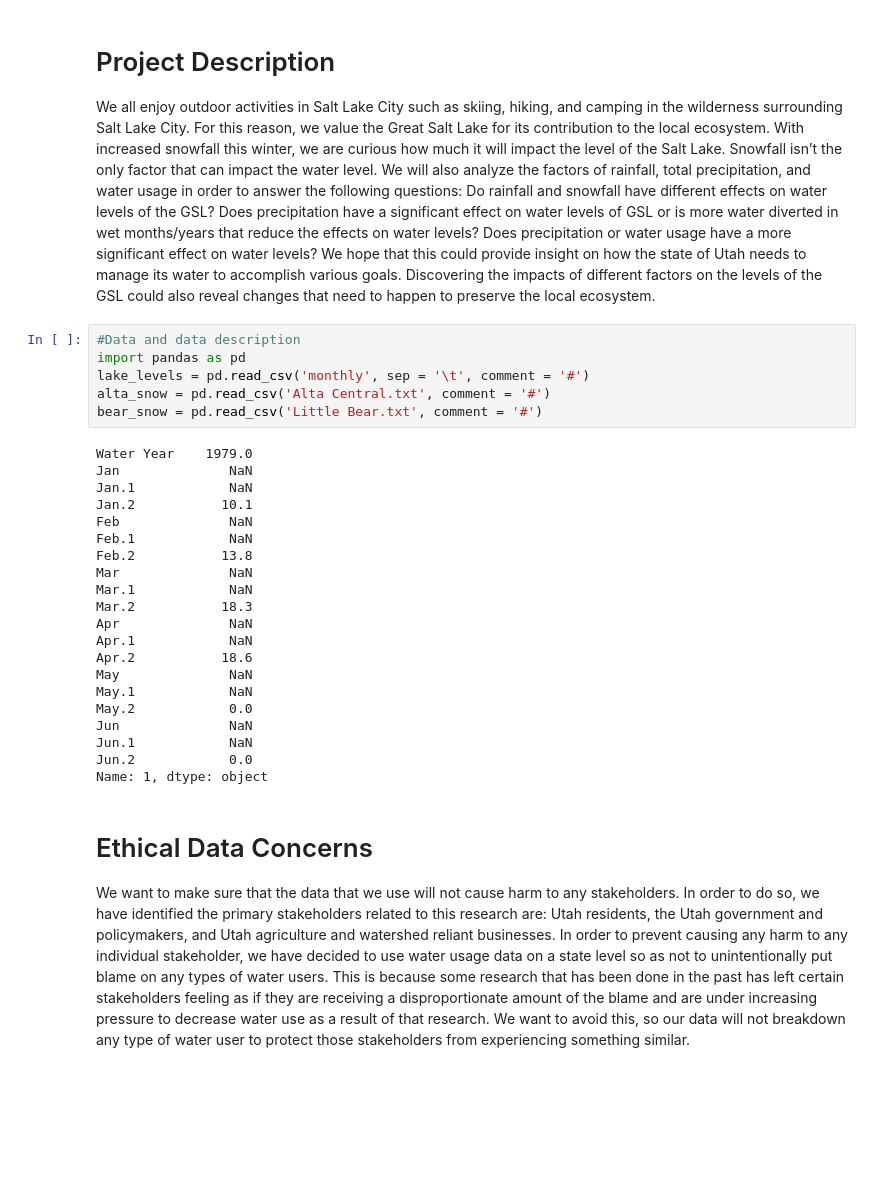
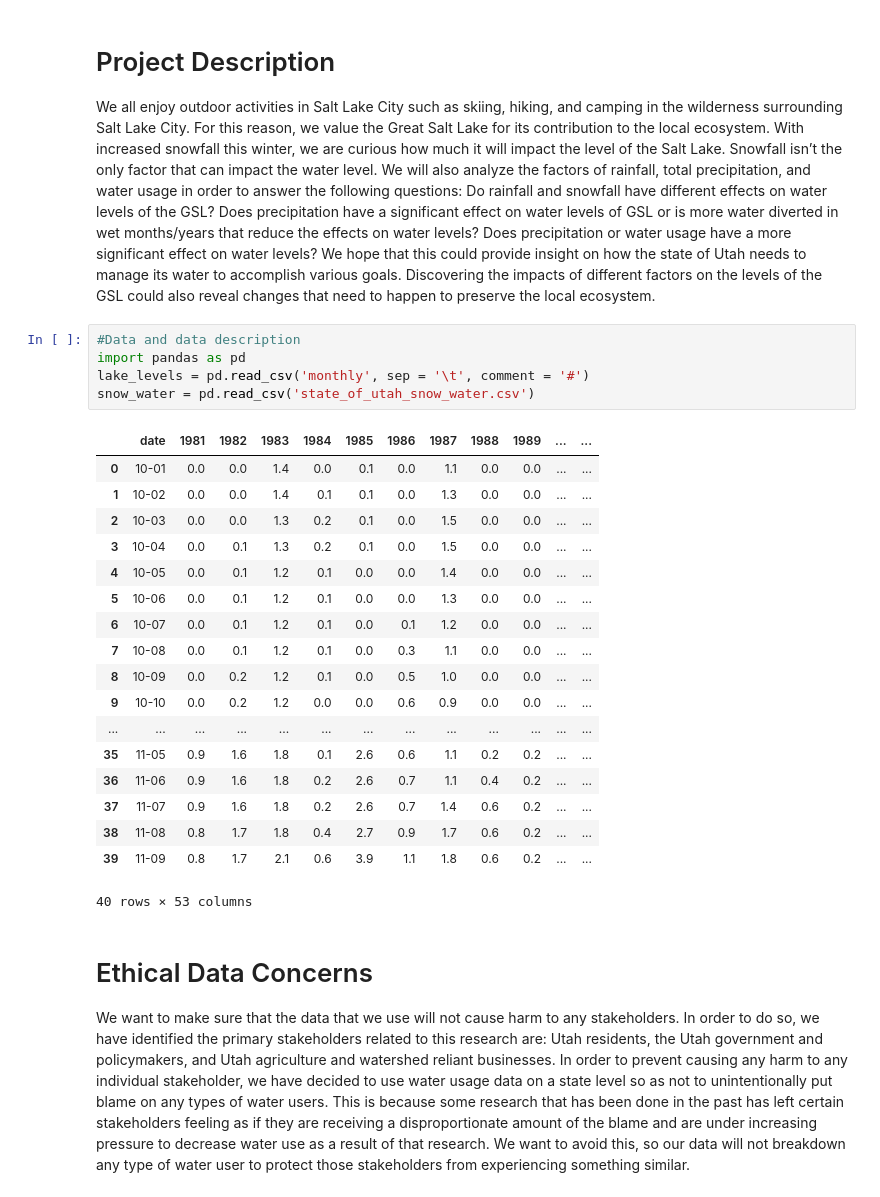
Before and after one commit to snowqueen2000/Save-The-GSL, a Jupyter notebook: Phase1.ipynb, the cells around one changed output. Saved outputs shown, nothing was run; the diff lists cells and outputs as text; blank space fills up the shorter version.

```diff
--- a/Phase1.ipynb
+++ b/Phase1.ipynb
@@ -15,30 +15,27 @@ We all enjoy outdoor activities in Salt Lake City such as skiing, hiking, and ca
 # %%
 #Data and data description
 import pandas as pd
 lake_levels = pd.read_csv('monthly', sep = '\t', comment = '#')
-alta_snow = pd.read_csv('Alta Central.txt', comment = '#')
-bear_snow = pd.read_csv('Little Bear.txt', comment = '#')
+snow_water = pd.read_csv('state_of_utah_snow_water.csv')
 # %% [output]
+|  | date | 1981 | 1982 | 1983 | 1984 | 1985 | 1986 | 1987 | 1988 | 1989 | ... | ... |
+| 0 | 10-01 | 0.0 | 0.0 | 1.4 | 0.0 | 0.1 | 0.0 | 1.1 | 0.0 | 0.0 | ... | ... |
+| 1 | 10-02 | 0.0 | 0.0 | 1.4 | 0.1 | 0.1 | 0.0 | 1.3 | 0.0 | 0.0 | ... | ... |
+| 2 | 10-03 | 0.0 | 0.0 | 1.3 | 0.2 | 0.1 | 0.0 | 1.5 | 0.0 | 0.0 | ... | ... |
+| 3 | 10-04 | 0.0 | 0.1 | 1.3 | 0.2 | 0.1 | 0.0 | 1.5 | 0.0 | 0.0 | ... | ... |
+| 4 | 10-05 | 0.0 | 0.1 | 1.2 | 0.1 | 0.0 | 0.0 | 1.4 | 0.0 | 0.0 | ... | ... |
+| 5 | 10-06 | 0.0 | 0.1 | 1.2 | 0.1 | 0.0 | 0.0 | 1.3 | 0.0 | 0.0 | ... | ... |
+| 6 | 10-07 | 0.0 | 0.1 | 1.2 | 0.1 | 0.0 | 0.1 | 1.2 | 0.0 | 0.0 | ... | ... |
+| 7 | 10-08 | 0.0 | 0.1 | 1.2 | 0.1 | 0.0 | 0.3 | 1.1 | 0.0 | 0.0 | ... | ... |
+| 8 | 10-09 | 0.0 | 0.2 | 1.2 | 0.1 | 0.0 | 0.5 | 1.0 | 0.0 | 0.0 | ... | ... |
+| 9 | 10-10 | 0.0 | 0.2 | 1.2 | 0.0 | 0.0 | 0.6 | 0.9 | 0.0 | 0.0 | ... | ... |
+| ... | ... | ... | ... | ... | ... | ... | ... | ... | ... | ... | ... | ... |
+| 35 | 11-05 | 0.9 | 1.6 | 1.8 | 0.1 | 2.6 | 0.6 | 1.1 | 0.2 | 0.2 | ... | ... |
+| 36 | 11-06 | 0.9 | 1.6 | 1.8 | 0.2 | 2.6 | 0.7 | 1.1 | 0.4 | 0.2 | ... | ... |
+| 37 | 11-07 | 0.9 | 1.6 | 1.8 | 0.2 | 2.6 | 0.7 | 1.4 | 0.6 | 0.2 | ... | ... |
+| 38 | 11-08 | 0.8 | 1.7 | 1.8 | 0.4 | 2.7 | 0.9 | 1.7 | 0.6 | 0.2 | ... | ... |
+| 39 | 11-09 | 0.8 | 1.7 | 2.1 | 0.6 | 3.9 | 1.1 | 1.8 | 0.6 | 0.2 | ... | ... |
-Water Year    1979.0
-Jan              NaN
-Jan.1            NaN
-Jan.2           10.1
-Feb              NaN
-Feb.1            NaN
-Feb.2           13.8
-Mar              NaN
-Mar.1            NaN
-Mar.2           18.3
-Apr              NaN
-Apr.1            NaN
-Apr.2           18.6
-May              NaN
-May.1            NaN
-May.2            0.0
-Jun              NaN
-Jun.1            NaN
-Jun.2            0.0
-Name: 1, dtype: object
+40 rows × 53 columns
 # %% [markdown]
 # Ethical Data Concerns
 We want to make sure that the data that we use will not cause harm to any stakeholders. In order to do so, we have identified the primary stakeholders related to this research are: Utah residents, the Utah government and policymakers, and Utah agriculture and watershed reliant businesses. In order to prevent causing any harm to any individual stakeholder, we have decided to use water usage data on a state level so as not to unintentionally put blame on any types of water users. This is because some research that has been done in the past has left certain stakeholders feeling as if they are receiving a disproportionate amount of the blame and are under increasing pressure to decrease water use as a result of that research. We want to avoid this, so our data will not breakdown any type of water user to protect those stakeholders from experiencing something similar.
```
